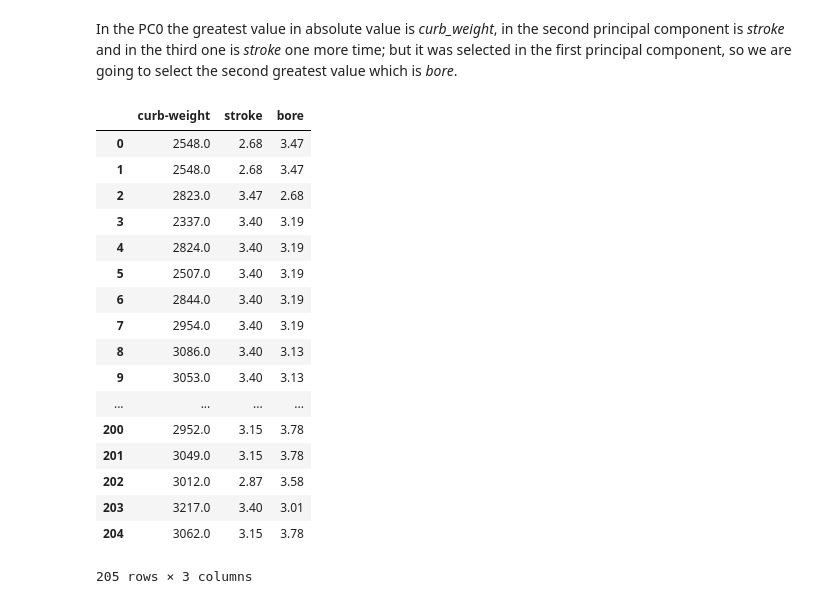
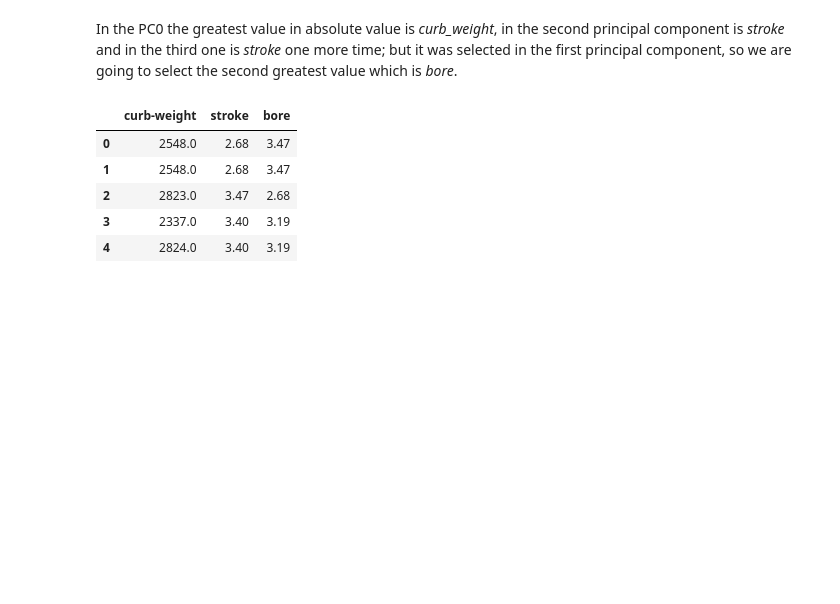
Before and after one commit to serrodcal-data-scientist/dataLab1, a Jupyter notebook: EDA.ipynb, the cells around one changed output. Saved outputs shown, nothing was run; the diff lists cells and outputs as text; code cells hidden in the pictures; blank space fills up the shorter version.

```diff
--- a/EDA.ipynb
+++ b/EDA.ipynb
@@ -307,23 +301,11 @@ final_principal_components.head(final_principal_components.shape[0])
 In the PC0 the greatest value in absolute value is *curb_weight*, in the second principal component is *stroke* and in the third one is *stroke* one more time; but it was selected in the first principal component, so we are going to select the second greatest value which is *bore*.
 # %%
 final_num_df = num_df[['curb-weight','stroke','bore']]
-final_num_df.head(final_num_df.shape[0])
+final_num_df.head() # Use final_num_df.shape[0] to show all rows
 # %% [output]
 |  | curb-weight | stroke | bore |
 | 0 | 2548.0 | 2.68 | 3.47 |
 | 1 | 2548.0 | 2.68 | 3.47 |
 | 2 | 2823.0 | 3.47 | 2.68 |
 | 3 | 2337.0 | 3.40 | 3.19 |
 | 4 | 2824.0 | 3.40 | 3.19 |
-| 5 | 2507.0 | 3.40 | 3.19 |
-| 6 | 2844.0 | 3.40 | 3.19 |
-| 7 | 2954.0 | 3.40 | 3.19 |
-| 8 | 3086.0 | 3.40 | 3.13 |
-| 9 | 3053.0 | 3.40 | 3.13 |
-| ... | ... | ... | ... |
-| 200 | 2952.0 | 3.15 | 3.78 |
-| 201 | 3049.0 | 3.15 | 3.78 |
-| 202 | 3012.0 | 2.87 | 3.58 |
-| 203 | 3217.0 | 3.40 | 3.01 |
-| 204 | 3062.0 | 3.15 | 3.78 |
-205 rows × 3 columns
```
Also changed, not shown: parts of 9 cells of this notebook.
